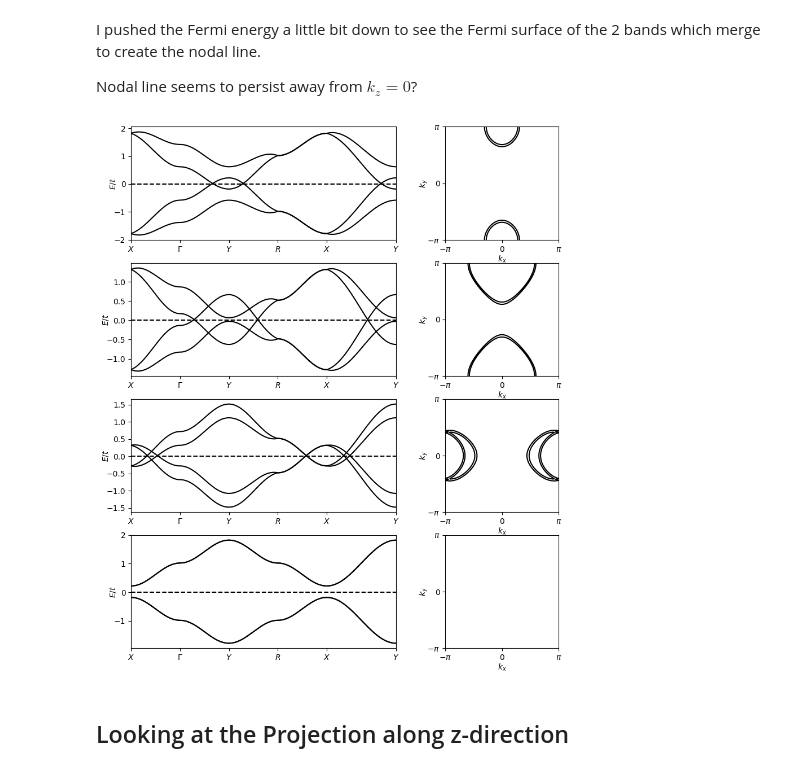
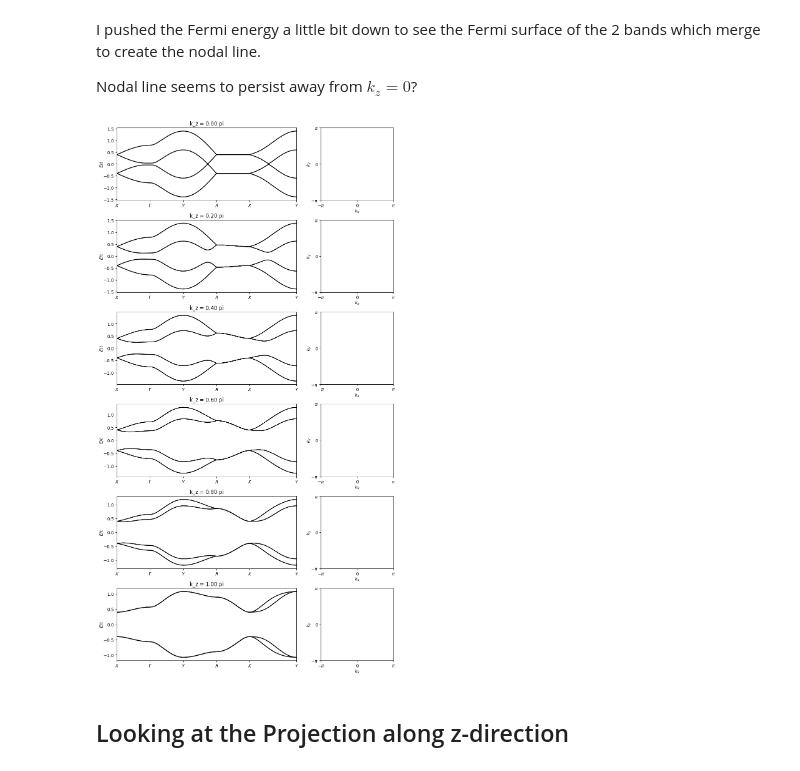
Before and after one commit to dpreuo/alter_surf, a Jupyter notebook: Weyl_CuMnAs.ipynb, the cells around one changed output. Drawn from its saved outputs; the diff is of its cells as text; code cells hidden in the pictures.

```diff
--- a/Weyl_CuMnAs.ipynb
+++ b/Weyl_CuMnAs.ipynb
@@ -118,14 +201,0 @@ H.add_suboperator('orbital',np.array([1,1,-1,-1]))
-# %%
-
-H2D.update_params(dict(t1=0.1, t2=0.5, t3=0.2, Delta_z=1,mu=-0.05,kz=0.1))
-#H.update_params(dict(t1=0.1, t2=0.5, t3=0.2, Delta_z=0.4,mu=-0.0,PBC=False))
-
-labels = ['Y','\Gamma',"X","R","Y",'X']
-labels = ['X','\Gamma',"Y","R","X",'Y']
-coloring_operator = None
-cmap = 'bwr'
-
-
-fig, [ax,ax1] = plt.subplots(1,2,gridspec_kw={'width_ratios': [2,1]},figsize=(10,3))
-plot_bandstruc(ax,H,labels_points_path=labels,cmap=cmap)
-plot_FS(ax1,H,cmap=cmap,Lk=50,print_filling=True)
@@ -139,23 +206,37 @@ I pushed the Fermi energy a little bit down to see the Fermi surface of the 2 ba
 
 Nodal line seems to persist away from $k_z=0$?
 # %%
-Hparams = dict(t1=0.1, t2=0.5, t3=0.2, Delta_z=0.2,mu=-0.02,kz=np.linspace(0,np.pi,4))
+#Hparam0 = dict(t=0.4, tz=1, Delta2=0.6,Delta1=0.4, mu=-0.0)
+Hparam0 = dict(t=0.2, tz=1, Delta2=0.6,Delta1=0.2,Delta3=0.2, mu=-0.0)
+Hparam0 = dict(t=0.1, tz=0.2, Delta0=0.5,Delta1=0.2,Delta3=0.2,lambda2=0.02, mu=-0.,)
+
+Hparams = dict(**Hparam0,kz=np.linspace(0,np.pi,6)) #np.linspace(0,np.pi,4)
+
+#Delta2 creates the Blob at Y
+#tz split it to get Nodal line
+#t nodal line elongated along Y
+
+#checked and gives the same results as H_3D_fct
+#Delta1
 
 Hparam_list = blochK.utils.parameters.dict2listofdict(Hparams)
 
 labels = ['X','\Gamma',"Y","R","X",'Y']
-coloring_operator = None
+coloring_operator = H2D.operator.spin
 cmap = 'bwr'
 
 
 fig, axs = plt.subplots(len(Hparam_list),2,gridspec_kw={'width_ratios': [2,1]},figsize=(10,3*len(Hparam_list)))
 
-for Hparam,ax in zip(Hparam_list, axs):
-    H2D.update_params(Hparam)
+for Hparam_iter,ax in zip(Hparam_list, axs):
+    ax[0].set_title(f'k_z = {Hparam_iter["kz"]/np.pi:.2f} pi')
+    H2D.set_params(Hparam_iter)
     plot_bandstruc(ax[0],H2D,labels_points_path=labels,cmap=cmap)
-    plot_FS(ax[1],H2D,cmap=cmap,Lk=200,print_filling=False)
+    plot_FS(ax[1],H2D,cmap=cmap,Lk=50,print_filling=False)
+
+plt.tight_layout()
 # %% [output]
-[figure, old version]
+[figure, new version]
 # %% [markdown]
 ## Looking at the Projection along z-direction
 # %% [markdown]
```
Also changed, not shown: parts of 12 cells of this notebook, 8 other files.
